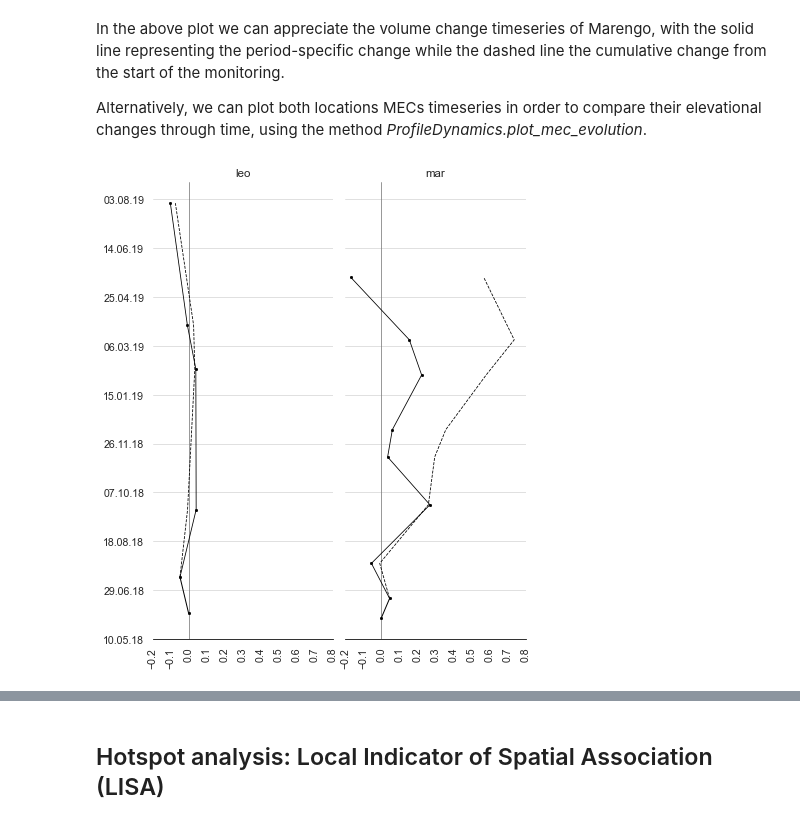
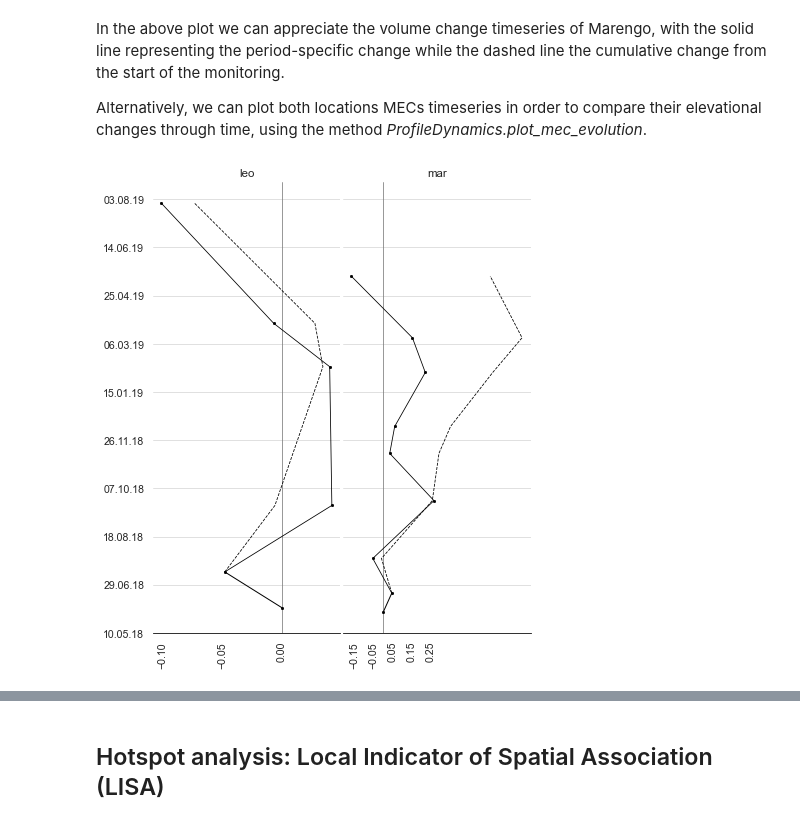
Before and after one commit to npucino/sandpyper, a Jupyter notebook: examples/3 - Profile dynamics.ipynb, the cells around one changed output, grey strips where cells are left out. Cells and saved outputs as stored; diff of their text form; code cells hidden in the pictures.

```diff
--- a/examples/3 - Profile dynamics.ipynb
+++ b/examples/3 - Profile dynamics.ipynb
@@ -331,10 +349,10 @@ Alternatively, we can plot both locations MECs timeseries in order to compare th
 # %%
 # scale_mode can be 'auto', which means the x axis is location-specific, or 'equal', better for comparison.
 
-D.plot_mec_evolution(location_field="location",x_limits=(-.2, .8),
+D.plot_mec_evolution(location_field="location",x_limits=(-.2, .8), scale_mode='optimised',
                      loc_order=["leo","mar"],
                     x_binning=10,
                     figure_size=(6, 7),
                     font_scale=1.2)
 # %% [output]
-[figure, old version]
+[figure, new version]
```
Also changed, not shown: parts of 15 cells of this notebook, 3 other files.
